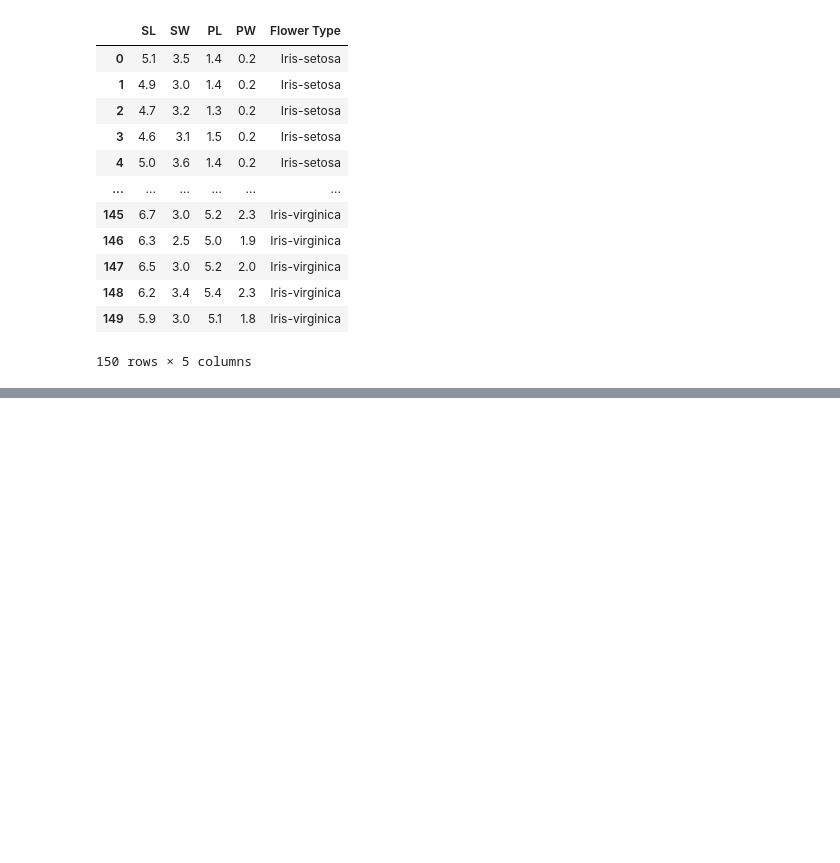
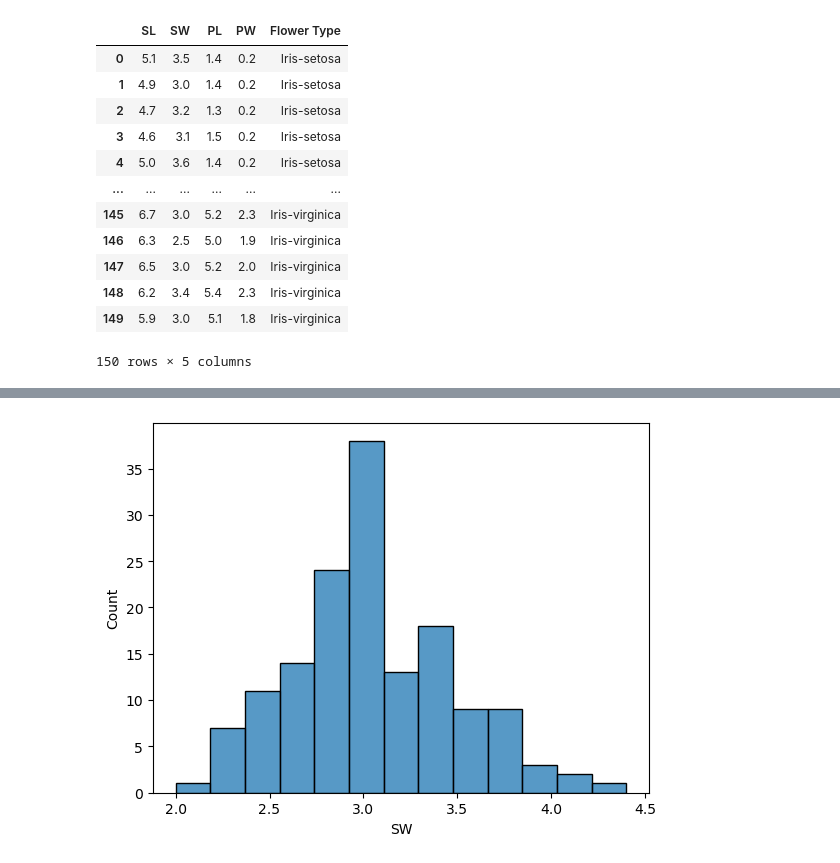
Before and after one commit to CodeByDeepankar/CTTC-AIML, a Jupyter notebook: Day11_SNS.ipynb, the cells around one changed output, grey strips where cells are left out. Drawn from its saved outputs; the diff is of its cells as text; code cells hidden in the pictures; blank space fills up the shorter version.

```diff
--- a/Day11_SNS.ipynb
+++ b/Day11_SNS.ipynb
@@ -41,0 +77,5 @@ iris
+# %%
+sns.histplot(iris.SW)
+plt.show()
+# %% [output]
+[figure, added]
```
Also changed, not shown: parts of 3 cells of this notebook.
